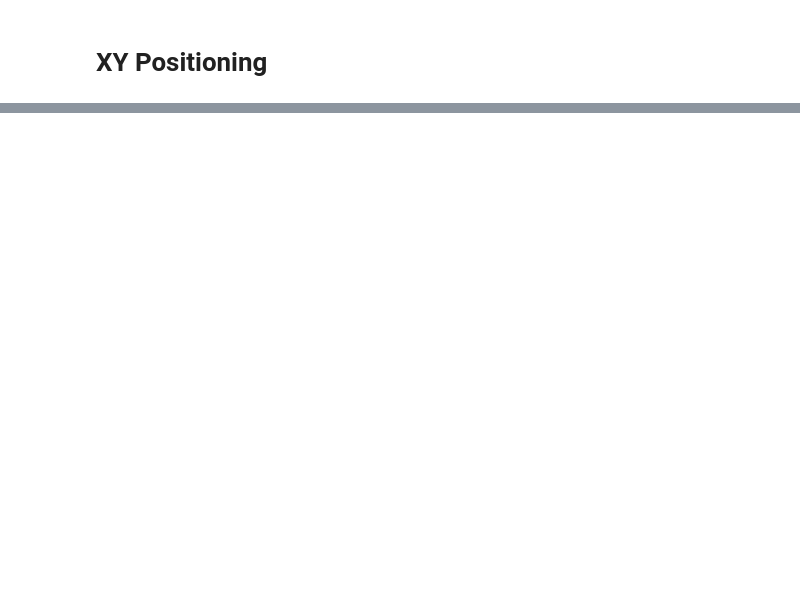
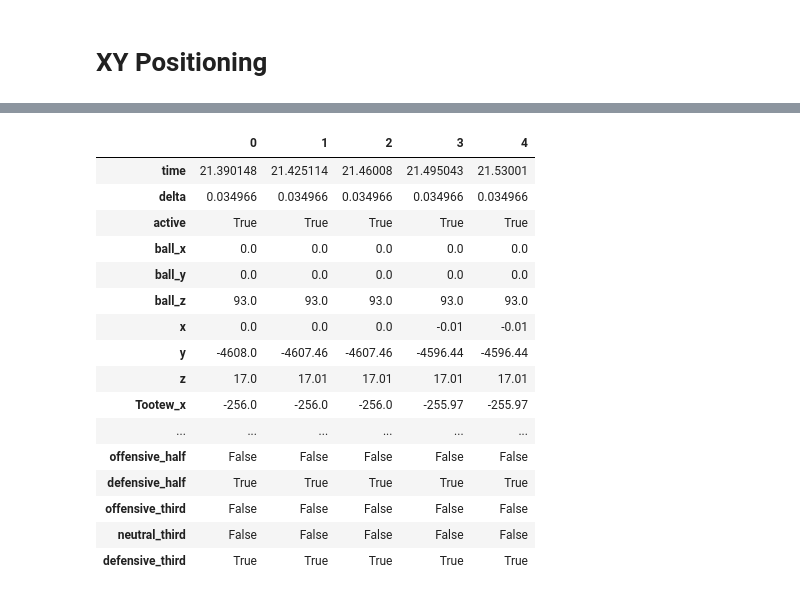
Before and after one commit to jeremyrobertford/rocketleague_ml, a Jupyter notebook: notebooks/eda.ipynb, the cells around one changed output, grey strips where cells are left out. Cells and saved outputs as stored; diff of their text form; code cells hidden in the pictures; blank space fills up the shorter version.

```diff
--- a/notebooks/eda.ipynb
+++ b/notebooks/eda.ipynb
@@ -101,0 +87,100 @@ plt.show() # type: ignore
+# %%
+
+dense = pd.DataFrame({"time": [frame["time"] for frame in game.frames], "delta": [frame["delta"] for frame in game.frames], "active": [frame["active"] or False for frame in game.frames]})
+dense.set_index("time", drop=False, inplace=True)
+
+# --- ball ---
+ball_ser = pd.DataFrame(
+    {u["time"]: (u["location"]["x"], u["location"]["y"], u["location"]["z"])
+     for u in game.ball.updates_by_round[round]}
+).T.rename(columns={0: "ball_x", 1: "ball_y", 2: "ball_z"})
+
+# reindex onto master frame list
+ball_ser = ball_ser.reindex(dense.index, method="ffill")
+for col in ball_ser.columns:
+    dense[col] = ball_ser[col]
+
+# --- players ---
+for player in game.players.values():
+    if not player.car:
+        continue
+    prefix = player.name + "_"
+    if player.name == player_name:
+        prefix = ""
+    player_ser = pd.DataFrame(
+        {u["time"]: (u["location"]["x"], u["location"]["y"], u["location"]["z"])
+         for u in player.car.updates_by_round[round]}
+    ).T.rename(columns={0: f"{prefix}x", 1: f"{prefix}y", 2: f"{prefix}z"})
+
+    player_ser = player_ser.reindex(dense.index, method="ffill")
+    for col in player_ser.columns:
+        dense[col] = player_ser[col]
+
+# --- drop rows where all position columns are NaN ---
+pos_cols = [c for c in dense.columns if c != "time"]
+
+# mask for rows that have at least one position
+mask_pos = dense[pos_cols].notna().any(axis=1)
+
+# mask for rows that are active
+mask_active = dense["active"] == True
+
+# combined mask
+mask = mask_pos & mask_active
+
+# find the first and last "valid" indices
+valid_index = mask[mask].index  # Index of rows where mask is True
+first_valid = valid_index[0]
+last_valid = valid_index[-1]
+
+# slice the DataFrame to keep only that range
+dense = dense.loc[first_valid:last_valid].reset_index(drop=True)
+
+# now you can ffill/bfill safely
+dense = dense.ffill().bfill()
+
+# --- distance to ball ---
+dense["distance_to_ball"] = np.sqrt(
+    (dense["x"] - dense["ball_x"]) ** 2 +
+    (dense["y"] - dense["ball_y"]) ** 2 +
+    (dense["z"] - dense["ball_z"]) ** 2
+)
+
+# --- distance to other players ---
+for player in game.players.values():
+    if player.name == player_name:
+        continue
+    dense[f"distance_to_{player.name}"] = np.sqrt(
+        (dense["x"] - dense[f"{player.name}_x"]) ** 2 +
+        (dense["y"] - dense[f"{player.name}_y"]) ** 2 +
+        (dense["z"] - dense[f"{player.name}_z"]) ** 2
+    )
+
+# --- zone checks ---
+max_y = abs(field_y[0])
+third_of_y = max_y / 3
+dense["offensive_half"] = dense["y"] > 0
+dense["defensive_half"] = dense["y"] <= 0
+dense["offensive_third"] = dense["y"] >= third_of_y
+dense["neutral_third"] = (dense["y"] < third_of_y) & (dense["y"] > -third_of_y)
+dense["defensive_third"] = dense["y"] <= -third_of_y
+
+dense.head().T
+# %% [output]
+|  | 0 | 1 | 2 | 3 | 4 |
+| time | 21.390148 | 21.425114 | 21.46008 | 21.495043 | 21.53001 |
+| delta | 0.034966 | 0.034966 | 0.034966 | 0.034966 | 0.034966 |
+| active | True | True | True | True | True |
+| ball_x | 0.0 | 0.0 | 0.0 | 0.0 | 0.0 |
+| ball_y | 0.0 | 0.0 | 0.0 | 0.0 | 0.0 |
+| ball_z | 93.0 | 93.0 | 93.0 | 93.0 | 93.0 |
+| x | 0.0 | 0.0 | 0.0 | -0.01 | -0.01 |
+| y | -4608.0 | -4607.46 | -4607.46 | -4596.44 | -4596.44 |
+| z | 17.0 | 17.01 | 17.01 | 17.01 | 17.01 |
+| Tootew_x | -256.0 | -256.0 | -256.0 | -255.97 | -255.97 |
+| ... | ... | ... | ... | ... | ... |
+| offensive_half | False | False | False | False | False |
+| defensive_half | True | True | True | True | True |
+| offensive_third | False | False | False | False | False |
+| neutral_third | False | False | False | False | False |
+| defensive_third | True | True | True | True | True |
```
Also changed, not shown: parts of 8 cells of this notebook, 2 other files.
